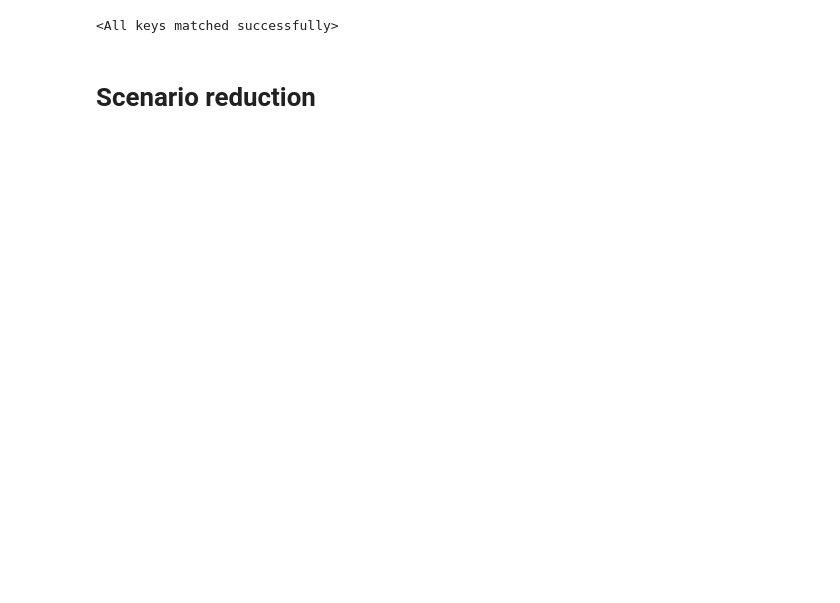
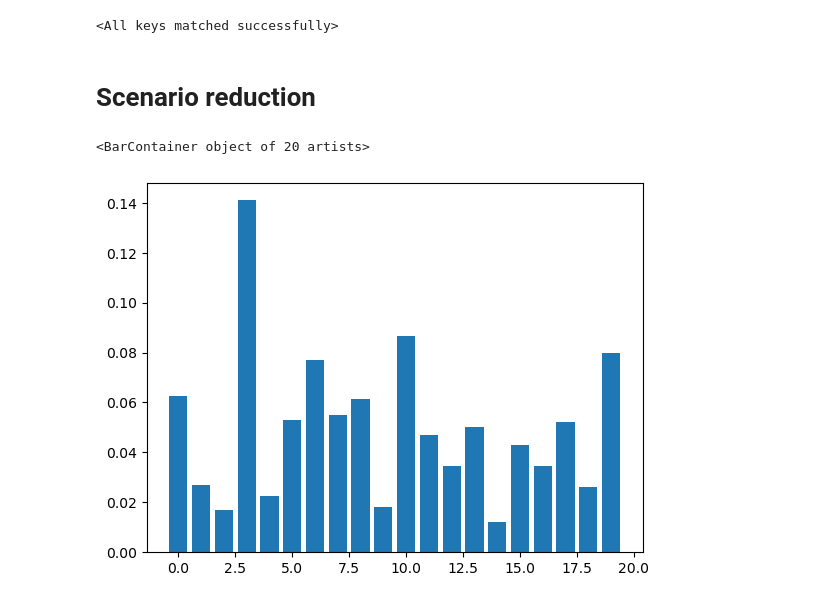
Before and after one commit to Joris-Dprtr/stochastic_programming, a Jupyter notebook: toy_example.ipynb, the cells around one changed output. Saved outputs shown, nothing was run; the diff lists cells and outputs as text; code cells hidden in the pictures; blank space fills up the shorter version.

```diff
--- a/toy_example.ipynb
+++ b/toy_example.ipynb
@@ -408,0 +407,10 @@ all_days_naive_mean = all_days_naive.mean(dim=2)
+# %%
+reduced_scenarios = scenario_tool.reduced_scenarios
+clusters = scenario_tool.reduced_labels
+# %%
+scenario_probability = np.bincount(clusters[0],minlength=19)/num_scenarios
+# %%
+plt.bar(range(len(scenario_probability)), scenario_probability)
+# %% [output]
+<BarContainer object of 20 artists>
+[figure, added]
```
Also changed, not shown: parts of 11 cells of this notebook, 2 other files.
